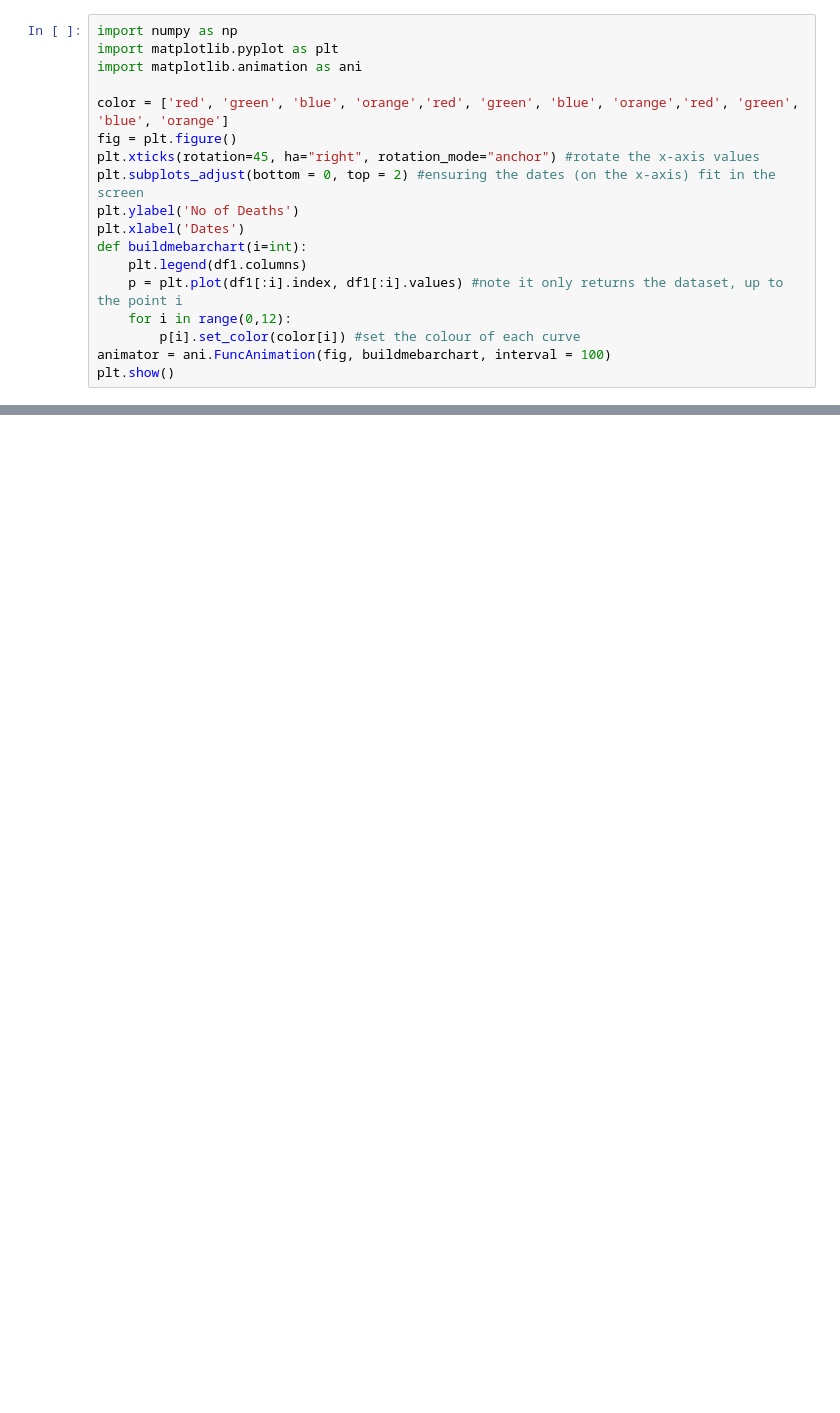
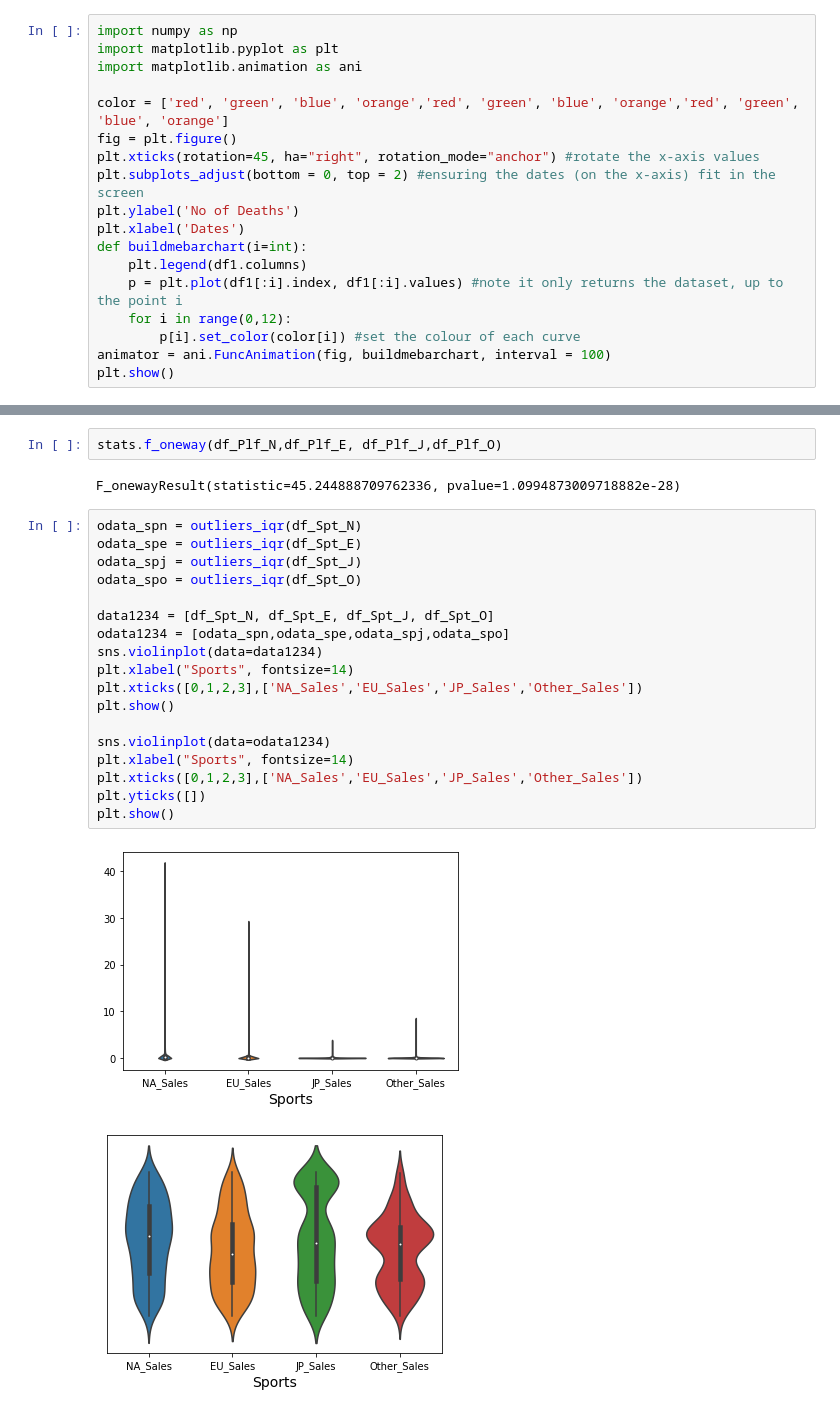
Before and after one commit to momotonton/DS_Project, a Jupyter notebook: Project_1.ipynb, the cells around one changed output, grey strips where cells are left out. Cells and saved outputs as stored; diff of their text form; blank space fills up the shorter version.

```diff
--- a/Project_1.ipynb
+++ b/Project_1.ipynb
@@ -469,0 +525,25 @@ See the caveats in the documentation: https://pandas.pydata.org/pandas-docs/stab
+# %%
+stats.f_oneway(df_Plf_N,df_Plf_E, df_Plf_J,df_Plf_O)
+# %% [output]
+F_onewayResult(statistic=45.244888709762336, pvalue=1.0994873009718882e-28)
+# %%
+odata_spn = outliers_iqr(df_Spt_N)
+odata_spe = outliers_iqr(df_Spt_E)
+odata_spj = outliers_iqr(df_Spt_J)
+odata_spo = outliers_iqr(df_Spt_O)
+
+data1234 = [df_Spt_N, df_Spt_E, df_Spt_J, df_Spt_O]
+odata1234 = [odata_spn,odata_spe,odata_spj,odata_spo]
+sns.violinplot(data=data1234)
+plt.xlabel("Sports", fontsize=14)
+plt.xticks([0,1,2,3],['NA_Sales','EU_Sales','JP_Sales','Other_Sales'])
+plt.show()
+
+sns.violinplot(data=odata1234)
+plt.xlabel("Sports", fontsize=14)
+plt.xticks([0,1,2,3],['NA_Sales','EU_Sales','JP_Sales','Other_Sales'])
+plt.yticks([])
+plt.show()
+# %% [output]
+[figure, added]
+[figure, added]
```
Also changed, not shown: parts of 45 cells of this notebook.
